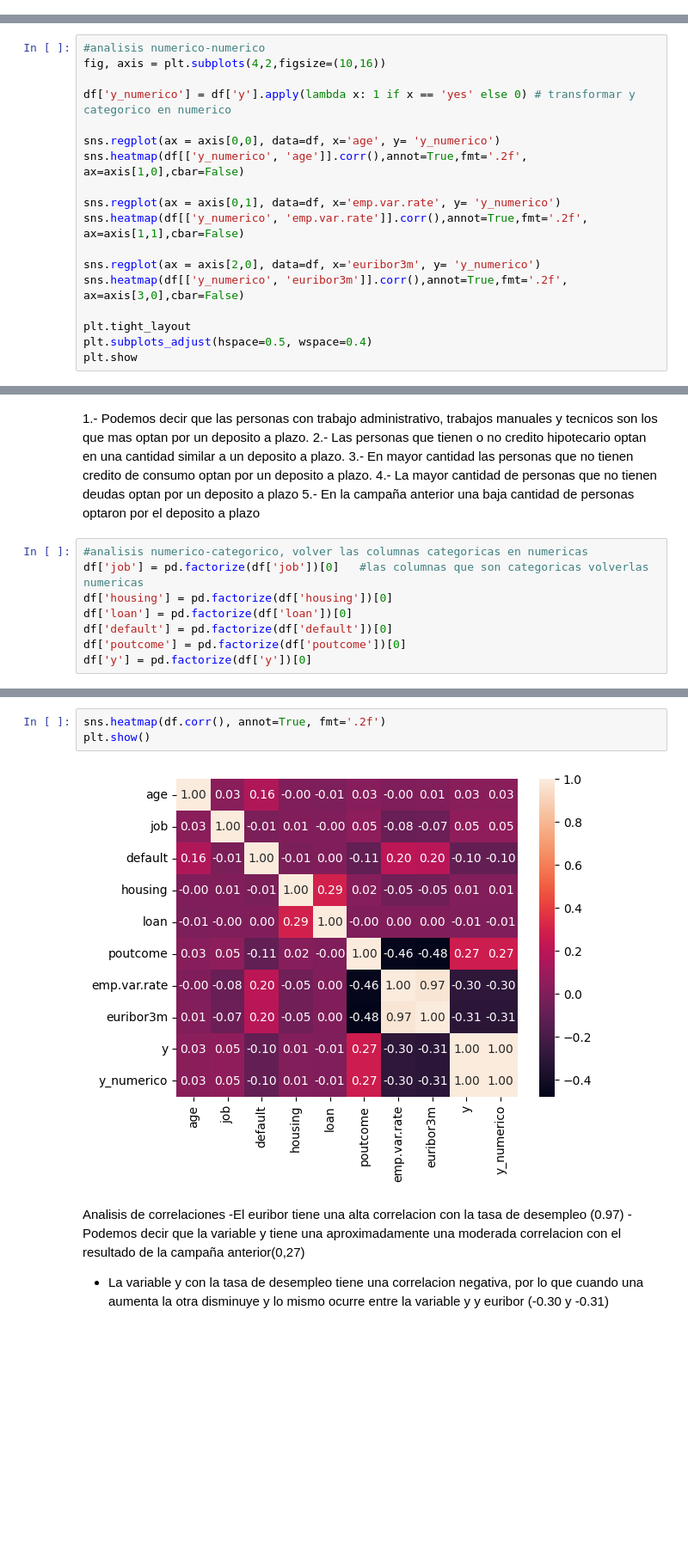
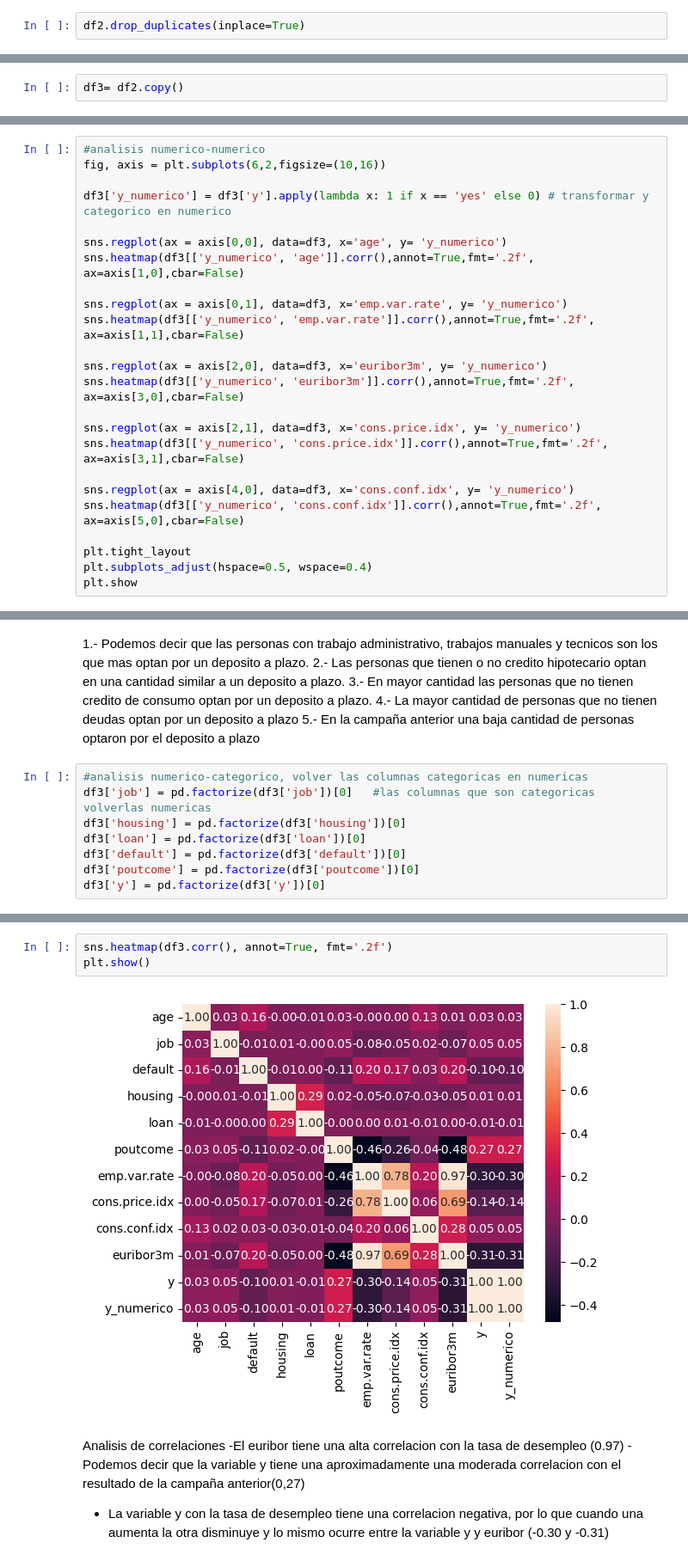
Before and after one commit to Estefaniagz/primer_ml, a Jupyter notebook: src/explore.ipynb, the cells around one changed output, grey strips where cells are left out. Shown at 86% size. Drawn from its saved outputs; the diff is of its cells as text; blank space fills up the shorter version.

```diff
--- a/src/explore.ipynb
+++ b/src/explore.ipynb
@@ -143,0 +92,2 @@ plt.show
+# %%
+df2.drop_duplicates(inplace=True)
@@ -143,0 +123,2 @@ plt.show
+# %%
+df3= df2.copy()
@@ -173,18 +242,24 @@ plt.show
 3.- euribor, está en un alto porcentaje en estos momentos.
 # %%
 #analisis numerico-numerico
-fig, axis = plt.subplots(4,2,figsize=(10,16))
+fig, axis = plt.subplots(6,2,figsize=(10,16))
 
-df['y_numerico'] = df['y'].apply(lambda x: 1 if x == 'yes' else 0) # transformar y categorico en numerico
+df3['y_numerico'] = df3['y'].apply(lambda x: 1 if x == 'yes' else 0) # transformar y categorico en numerico
 
-sns.regplot(ax = axis[0,0], data=df, x='age', y= 'y_numerico')
-sns.heatmap(df[['y_numerico', 'age']].corr(),annot=True,fmt='.2f', ax=axis[1,0],cbar=False)
+sns.regplot(ax = axis[0,0], data=df3, x='age', y= 'y_numerico')
+sns.heatmap(df3[['y_numerico', 'age']].corr(),annot=True,fmt='.2f', ax=axis[1,0],cbar=False)
 
-sns.regplot(ax = axis[0,1], data=df, x='emp.var.rate', y= 'y_numerico')
-sns.heatmap(df[['y_numerico', 'emp.var.rate']].corr(),annot=True,fmt='.2f', ax=axis[1,1],cbar=False)
+sns.regplot(ax = axis[0,1], data=df3, x='emp.var.rate', y= 'y_numerico')
+sns.heatmap(df3[['y_numerico', 'emp.var.rate']].corr(),annot=True,fmt='.2f', ax=axis[1,1],cbar=False)
 
-sns.regplot(ax = axis[2,0], data=df, x='euribor3m', y= 'y_numerico')
-sns.heatmap(df[['y_numerico', 'euribor3m']].corr(),annot=True,fmt='.2f', ax=axis[3,0],cbar=False)
+sns.regplot(ax = axis[2,0], data=df3, x='euribor3m', y= 'y_numerico')
+sns.heatmap(df3[['y_numerico', 'euribor3m']].corr(),annot=True,fmt='.2f', ax=axis[3,0],cbar=False)
+
+sns.regplot(ax = axis[2,1], data=df3, x='cons.price.idx', y= 'y_numerico')
+sns.heatmap(df3[['y_numerico', 'cons.price.idx']].corr(),annot=True,fmt='.2f', ax=axis[3,1],cbar=False)
+
+sns.regplot(ax = axis[4,0], data=df3, x='cons.conf.idx', y= 'y_numerico')
+sns.heatmap(df3[['y_numerico', 'cons.conf.idx']].corr(),annot=True,fmt='.2f', ax=axis[5,0],cbar=False)
 
 plt.tight_layout
 plt.subplots_adjust(hspace=0.5, wspace=0.4)
@@ -221,10 +296,10 @@ plt.show()
 5.- En la campaña anterior una baja cantidad de personas optaron por el deposito a plazo
 # %%
 #analisis numerico-categorico, volver las columnas categoricas en numericas
-df['job'] = pd.factorize(df['job'])[0]   #las columnas que son categoricas volverlas numericas
-df['housing'] = pd.factorize(df['housing'])[0]
-df['loan'] = pd.factorize(df['loan'])[0]
-df['default'] = pd.factorize(df['default'])[0]
-df['poutcome'] = pd.factorize(df['poutcome'])[0]
-df['y'] = pd.factorize(df['y'])[0]
+df3['job'] = pd.factorize(df3['job'])[0]   #las columnas que son categoricas volverlas numericas
+df3['housing'] = pd.factorize(df3['housing'])[0]
+df3['loan'] = pd.factorize(df3['loan'])[0]
+df3['default'] = pd.factorize(df3['default'])[0]
+df3['poutcome'] = pd.factorize(df3['poutcome'])[0]
+df3['y'] = pd.factorize(df3['y'])[0]
 # %%
@@ -239,8 +314,8 @@ df.head()
 # %%
-sns.heatmap(df.corr(), annot=True, fmt='.2f')
+sns.heatmap(df3.corr(), annot=True, fmt='.2f')
 plt.show()
 # %% [output]
-[figure, old version]
+[figure, new version]
 # %% [markdown]
 Analisis de correlaciones
 -El euribor tiene una alta correlacion con la tasa de desempleo (0.97)
```
Also changed, not shown: parts of 45 cells of this notebook.
